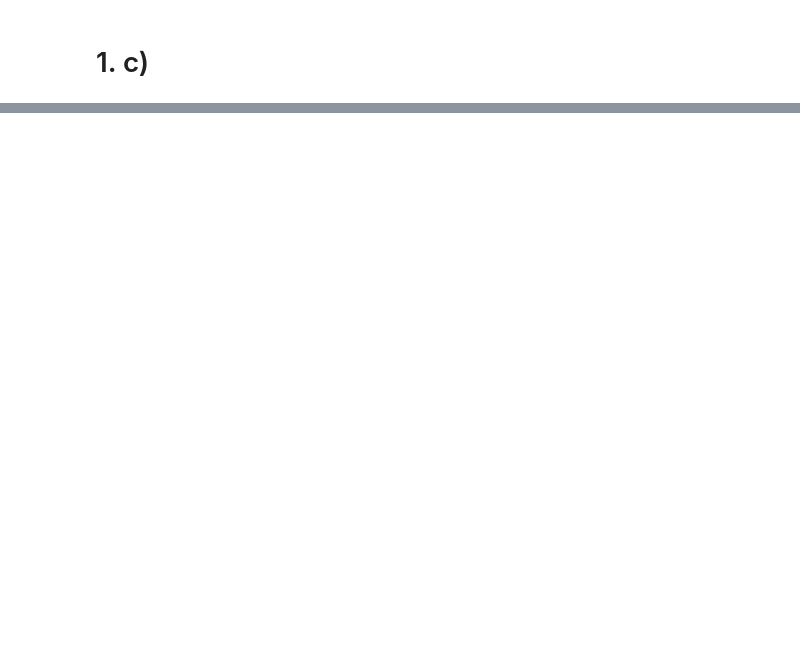
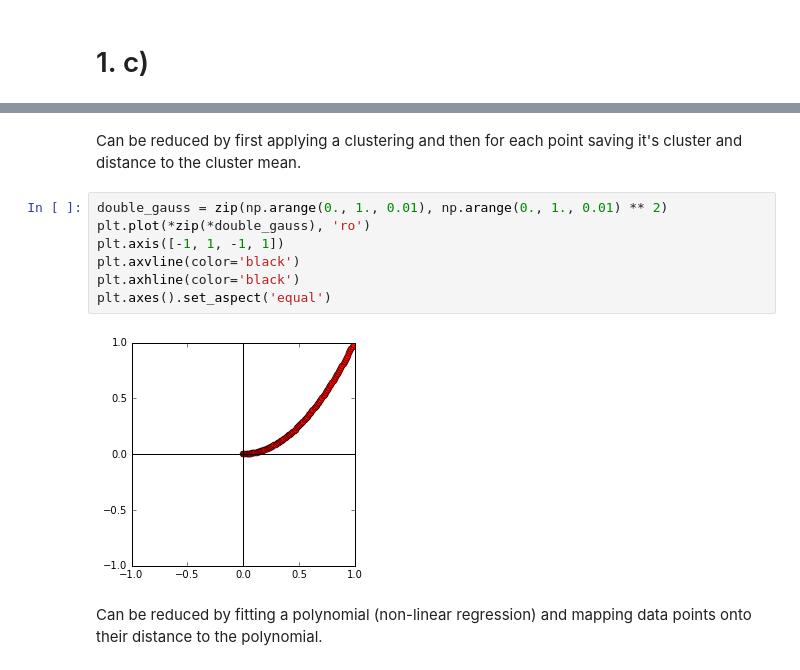
Before and after one commit to busfahren/bda, a Jupyter notebook: Exercise 2.ipynb, the cells around one changed output, grey strips where cells are left out. Saved outputs shown, nothing was run; the diff lists cells and outputs as text; blank space fills up the shorter version.

```diff
--- a/Exercise 2.ipynb
+++ b/Exercise 2.ipynb
@@ -140,0 +154,13 @@ Naive reduction results in much greater loss of information in terms of variance
+# %% [markdown]
+Can be reduced by first applying a clustering and then for each point saving it's cluster and distance to the cluster mean.
+# %%
+double_gauss = zip(np.arange(0., 1., 0.01), np.arange(0., 1., 0.01) ** 2)
+plt.plot(*zip(*double_gauss), 'ro')
+plt.axis([-1, 1, -1, 1])
+plt.axvline(color='black')
+plt.axhline(color='black')
+plt.axes().set_aspect('equal')
+# %% [output]
+[figure, added]
+# %% [markdown]
+Can be reduced by fitting a polynomial (non-linear regression) and mapping data points onto their distance to the polynomial.
```
Also changed, not shown: parts of 3 cells of this notebook.
